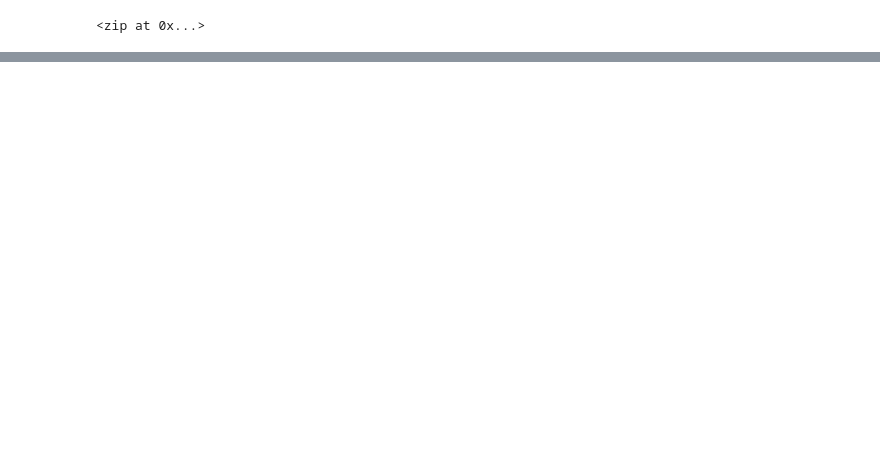
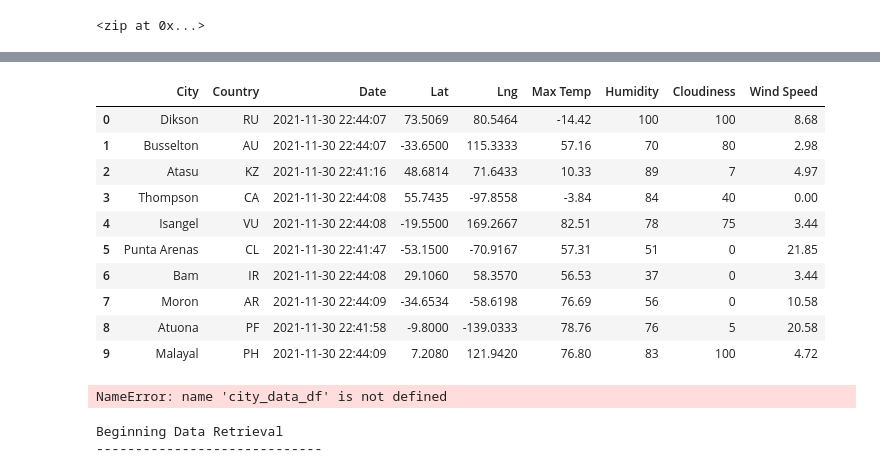
Before and after one commit to tahczeban/World_Weather_Analysis, a Jupyter notebook: WeatherPy.ipynb, the cells around one changed output, grey strips where cells are left out. Drawn from its saved outputs; the diff is of its cells as text; code cells hidden in the pictures; blank space fills up the shorter version.

```diff
--- a/WeatherPy.ipynb
+++ b/WeatherPy.ipynb
@@ -38,0 +325,40 @@ len(cities)
+# %%
+new_column_order = ['City', 'Country', 'Date', 'Lat', 'Lng', 'Max Temp', 'Humidity', 'Cloudiness', 'Wind Speed']
+city_data_df = city_data_df[new_column_order]
+city_data_df.head(10)
+# %% [output]
+|  | City | Country | Date | Lat | Lng | Max Temp | Humidity | Cloudiness | Wind Speed |
+| 0 | Dikson | RU | 2021-11-30 22:44:07 | 73.5069 | 80.5464 | -14.42 | 100 | 100 | 8.68 |
+| 1 | Busselton | AU | 2021-11-30 22:44:07 | -33.6500 | 115.3333 | 57.16 | 70 | 80 | 2.98 |
+| 2 | Atasu | KZ | 2021-11-30 22:41:16 | 48.6814 | 71.6433 | 10.33 | 89 | 7 | 4.97 |
+| 3 | Thompson | CA | 2021-11-30 22:44:08 | 55.7435 | -97.8558 | -3.84 | 84 | 40 | 0.00 |
+| 4 | Isangel | VU | 2021-11-30 22:44:08 | -19.5500 | 169.2667 | 82.51 | 78 | 75 | 3.44 |
+| 5 | Punta Arenas | CL | 2021-11-30 22:41:47 | -53.1500 | -70.9167 | 57.31 | 51 | 0 | 21.85 |
+| 6 | Bam | IR | 2021-11-30 22:44:08 | 29.1060 | 58.3570 | 56.53 | 37 | 0 | 3.44 |
+| 7 | Moron | AR | 2021-11-30 22:44:09 | -34.6534 | -58.6198 | 76.69 | 56 | 0 | 10.58 |
+| 8 | Atuona | PF | 2021-11-30 22:41:58 | -9.8000 | -139.0333 | 78.76 | 76 | 5 | 20.58 |
+| 9 | Malayal | PH | 2021-11-30 22:44:09 | 7.2080 | 121.9420 | 76.80 | 83 | 100 | 4.72 |
+# %%
+# Create the output file (CSV).
+#output_data_file = "weather_data/cities.csv"
+# Export the City_Data into a CSV.
+#city_data_df.to_csv(output_data_file, index_label="City_ID")
+# Create the output file (CSV).
+output_data_file = "weather_data/cities.csv"
+# Export the City_Data into a CSV.
+city_data_df.to_csv(output_data_file, index_label="City_ID")
+# %% [output]
+NameError: name 'city_data_df' is not defined
+# %%
+# Create an empty list to hold the weather data.
+city_data = []
+# Print the beginning of the logging.
+print("Beginning Data Retrieval     ")
+print("-----------------------------")
+
+# Create counters.start @1
+record_count = 1
+set_count = 1
+# %% [output]
+Beginning Data Retrieval
+-----------------------------
```
Also changed, not shown: parts of 27 cells of this notebook, 3 other files.
